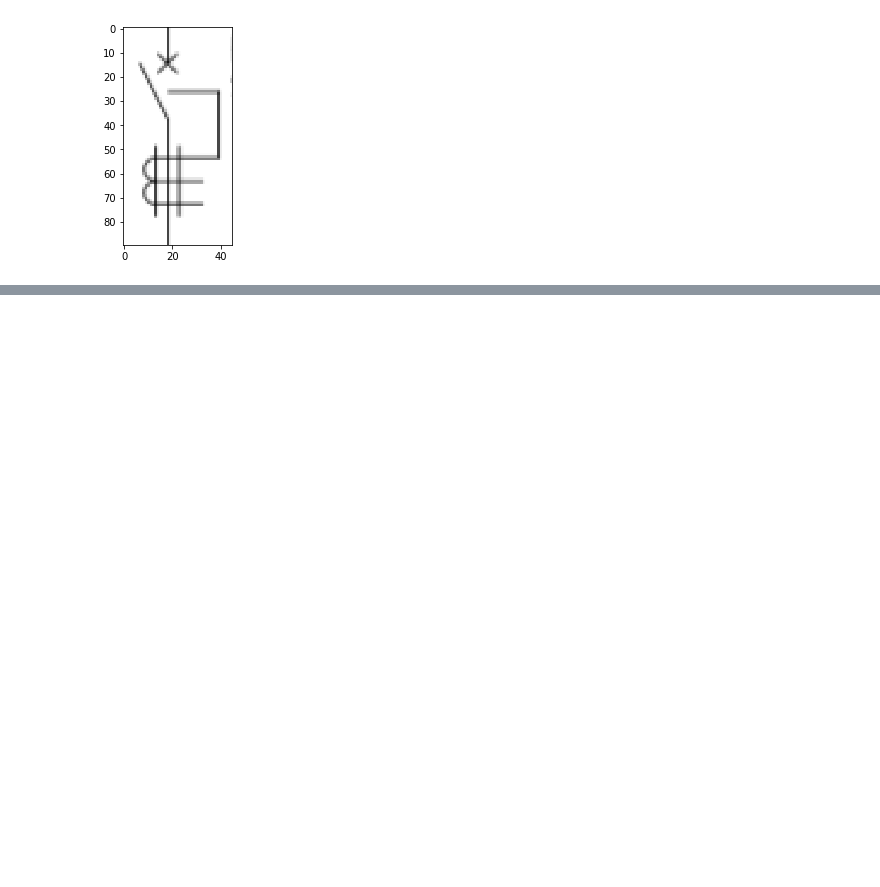
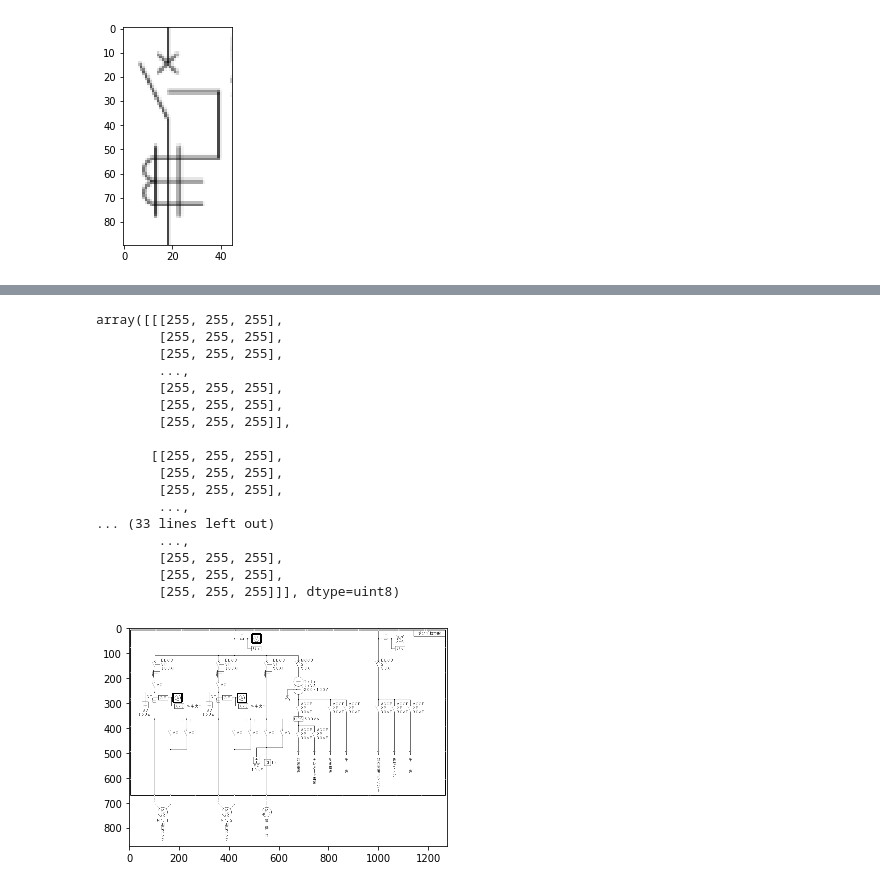
Before and after one commit to kamata1729/QATM_pytorch, a Jupyter notebook: qatm_pytorch.ipynb, the cells around one changed output, grey strips where cells are left out. Cells and saved outputs as stored; diff of their text form; code cells hidden in the pictures; blank space fills up the shorter version.

```diff
--- a/qatm_pytorch.ipynb
+++ b/qatm_pytorch.ipynb
@@ -233,0 +323,12 @@ values torch.Size([69542])
+# %%
+def plot_result_multi(image_raw, boxes, indices, show=False, save_name=None, color_list=None):
+    d_img = image_raw.copy()
+    if color_list is None:
+        color_list = color_palette("hls", len(np.unique(indices))) * 255
+    for i in range(len(indices)):
+        d_img = plot_result(d_img, boxes[i][None, :,:].copy(), color=color_list[indices[i]])
+    if show:
+        plt.imshow(d_img)
+    if save_name:
+        cv2.imwrite(save_name, d_img)
+    return d_img
@@ -233,0 +348,21 @@ values torch.Size([69542])
+# %%
+plot_result_multi(image_raw, boxes, indices, show=True)
+# %% [output]
+array([[[255, 255, 255],
+        [255, 255, 255],
+        [255, 255, 255],
+        ...,
+        [255, 255, 255],
+        [255, 255, 255],
+        [255, 255, 255]],
+
+       [[255, 255, 255],
+        [255, 255, 255],
+        [255, 255, 255],
+        ...,
+... (33 lines left out)
+        ...,
+        [255, 255, 255],
+        [255, 255, 255],
+        [255, 255, 255]]], dtype=uint8)
+[figure, added]
```
Also changed, not shown: parts of 18 cells of this notebook, 1 other file.
